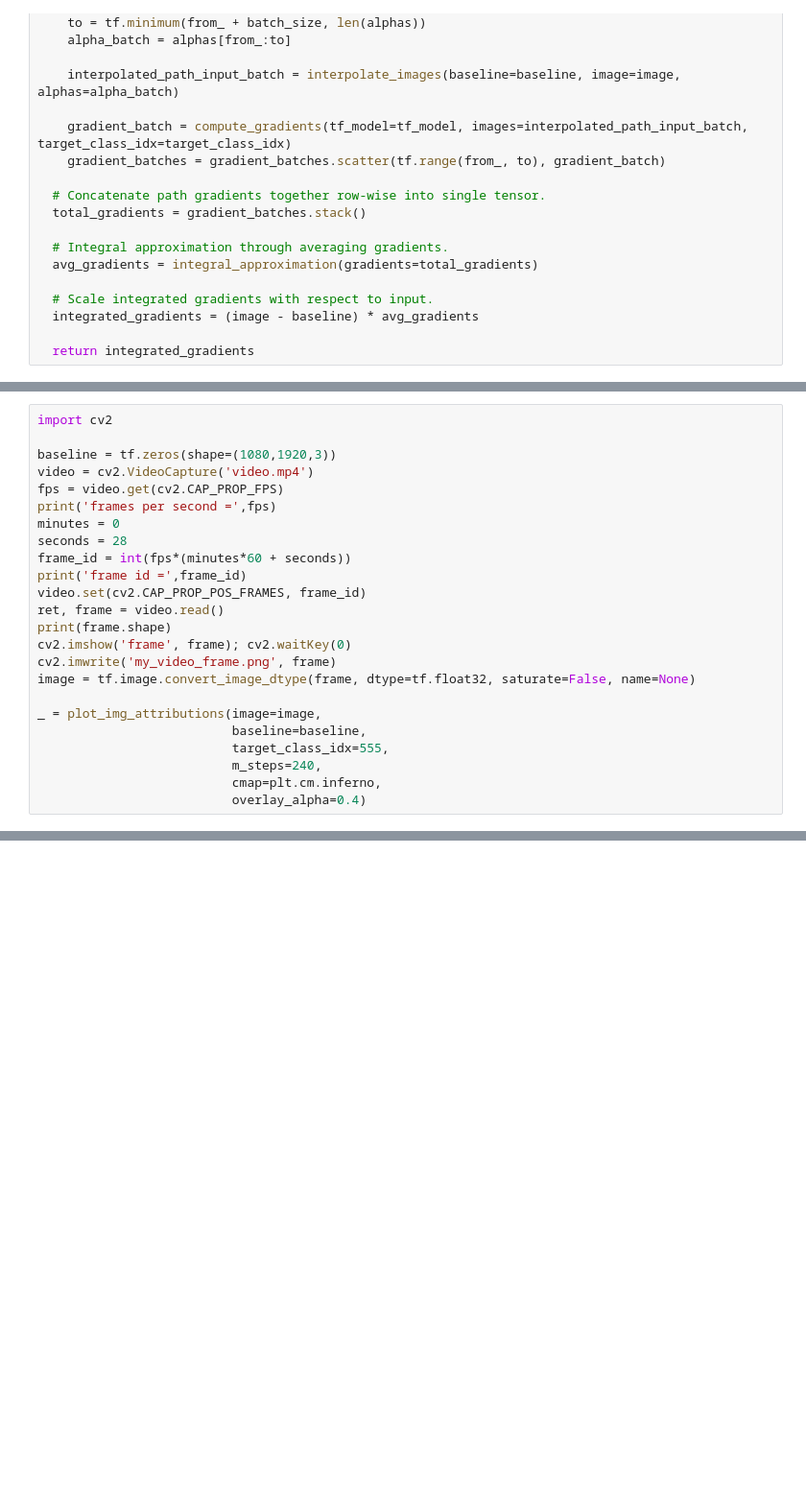
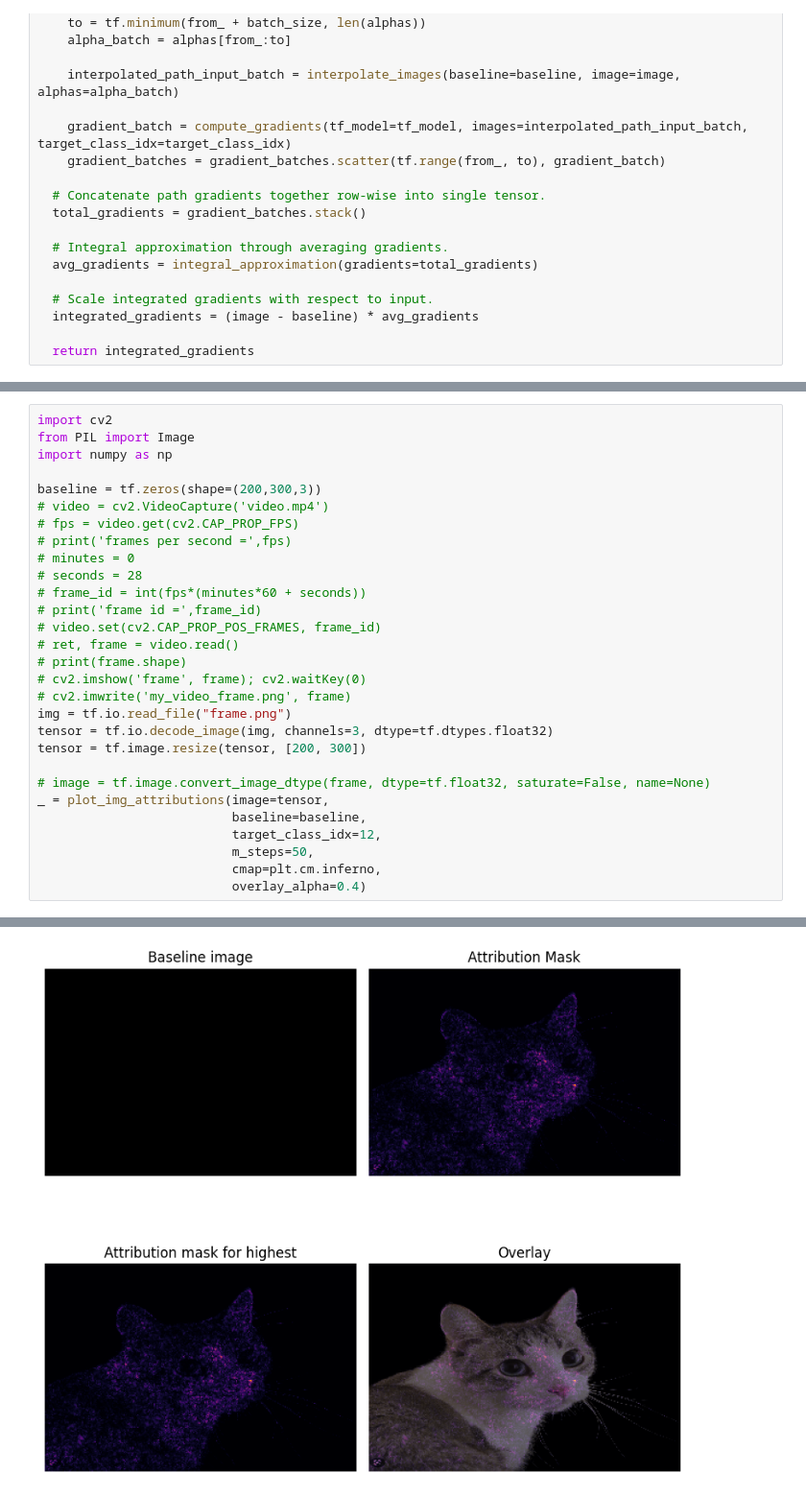
Before and after one commit to toby-j/fyp_concept, a Jupyter notebook: concept.ipynb, the cells around one changed output, grey strips where cells are left out. Shown at 96% size. Cells and saved outputs as stored; diff of their text form; blank space fills up the shorter version.

```diff
--- a/concept.ipynb
+++ b/concept.ipynb
@@ -138,26 +147,31 @@ def plot_img_attributions(baseline,
   return fig
 # %%
 import cv2
+from PIL import Image
+import numpy as np
 
-baseline = tf.zeros(shape=(1080,1920,3))
-video = cv2.VideoCapture('video.mp4')
-fps = video.get(cv2.CAP_PROP_FPS)
-print('frames per second =',fps)
-minutes = 0
-seconds = 28
-frame_id = int(fps*(minutes*60 + seconds))
-print('frame id =',frame_id)
-video.set(cv2.CAP_PROP_POS_FRAMES, frame_id)
-ret, frame = video.read()
-print(frame.shape)
-cv2.imshow('frame', frame); cv2.waitKey(0)
-cv2.imwrite('my_video_frame.png', frame)
-image = tf.image.convert_image_dtype(frame, dtype=tf.float32, saturate=False, name=None)
+baseline = tf.zeros(shape=(200,300,3))
+# video = cv2.VideoCapture('video.mp4')
+# fps = video.get(cv2.CAP_PROP_FPS)
+# print('frames per second =',fps)
+# minutes = 0
+# seconds = 28
+# frame_id = int(fps*(minutes*60 + seconds))
+# print('frame id =',frame_id)
+# video.set(cv2.CAP_PROP_POS_FRAMES, frame_id)
+# ret, frame = video.read()
+# print(frame.shape)
+# cv2.imshow('frame', frame); cv2.waitKey(0)
+# cv2.imwrite('my_video_frame.png', frame)
+img = tf.io.read_file("frame.png")
+tensor = tf.io.decode_image(img, channels=3, dtype=tf.dtypes.float32)
+tensor = tf.image.resize(tensor, [200, 300])
 
-_ = plot_img_attributions(image=image,
+# image = tf.image.convert_image_dtype(frame, dtype=tf.float32, saturate=False, name=None)
+_ = plot_img_attributions(image=tensor,
                           baseline=baseline,
-                          target_class_idx=555,
-                          m_steps=240,
+                          target_class_idx=12,
+                          m_steps=50,
                           cmap=plt.cm.inferno,
                           overlay_alpha=0.4)
 # %% [output]
@@ -180,0 +195 @@ tf.Tensor(
+[figure, added]
```
Also changed, not shown: parts of 10 cells of this notebook, 1 other file.
